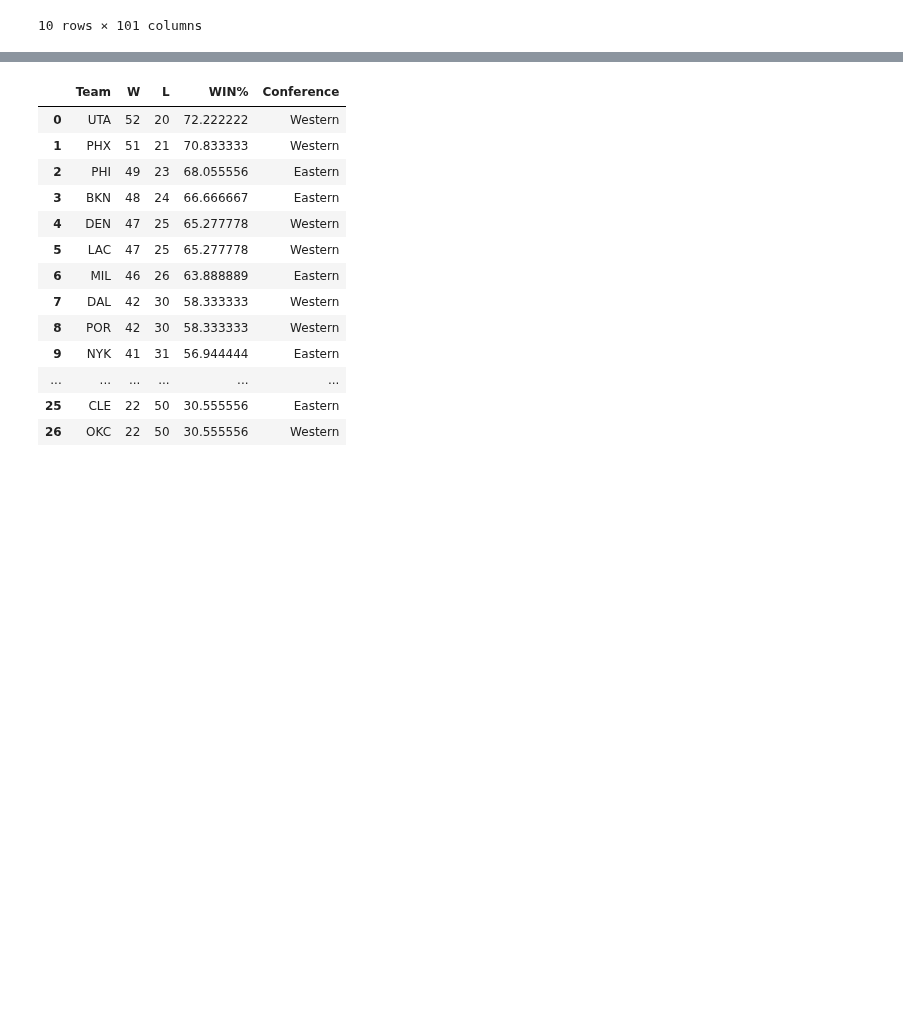
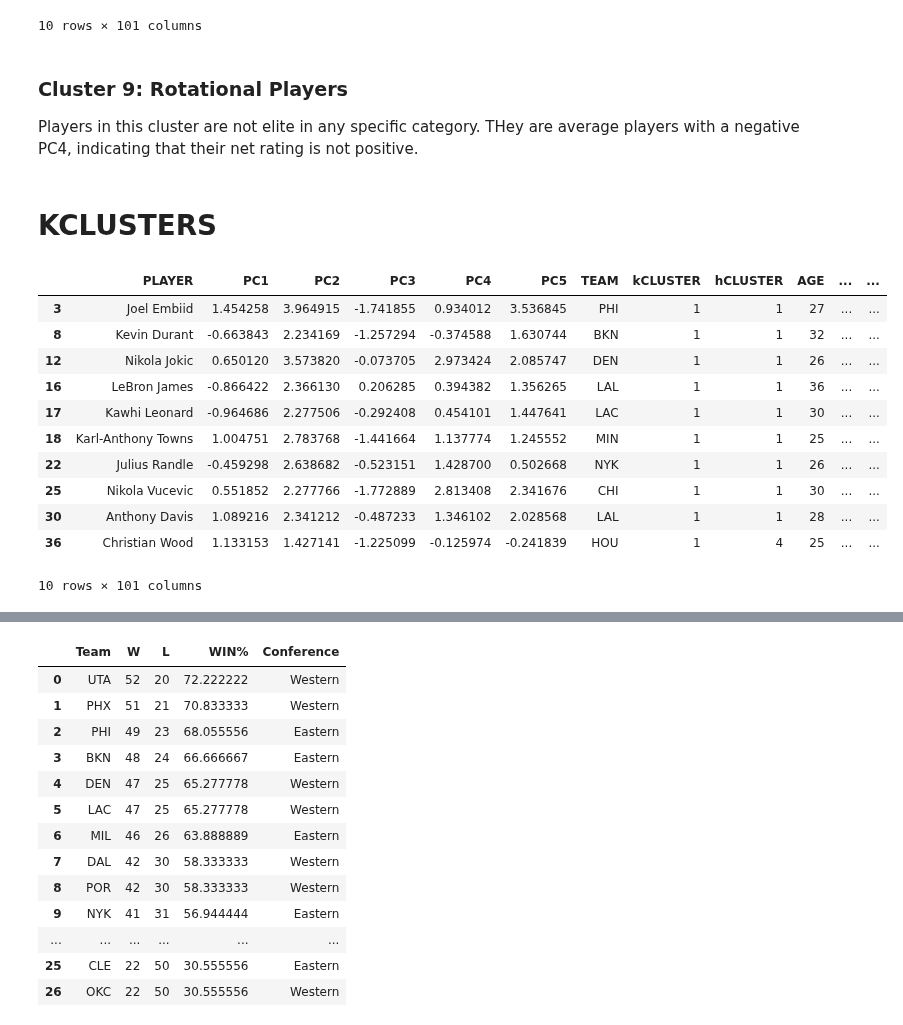
Before and after one commit to CSA100/nba-dsai, a Jupyter notebook: clusteringEDA.ipynb, the cells around one changed output, grey strips where cells are left out. Cells and saved outputs as stored; diff of their text form; code cells hidden in the pictures; blank space fills up the shorter version.

Commit message:
k-means cluster interpretation

```diff
--- a/clusteringEDA.ipynb
+++ b/clusteringEDA.ipynb
@@ -203,3 +205,23 @@ clusterData[clusterData['hCLUSTER']==9].head(10)
 | 144 | James Wiseman | 1.473751 | 0.134283 | -0.520338 | -0.877579 | -0.705318 | GSW | 3 | 9 | 20 | ... | ... |
 | 146 | Bobby Portis | 0.911789 | 0.245062 | -0.916307 | 0.263543 | 0.474326 | MIL | 4 | 9 | 26 | ... | ... |
 10 rows × 101 columns
+# %% [markdown]
+### Cluster 9: Rotational Players
+Players in this cluster are not elite in any specific category. THey are average players with a negative PC4, indicating that their net rating is not positive.
+# %% [markdown]
+# KCLUSTERS
+# %%
+clusterData[clusterData['kCLUSTER']==1].head(10)
+# %% [output]
+|  | PLAYER | PC1 | PC2 | PC3 | PC4 | PC5 | TEAM | kCLUSTER | hCLUSTER | AGE | ... | ... |
+| 3 | Joel Embiid | 1.454258 | 3.964915 | -1.741855 | 0.934012 | 3.536845 | PHI | 1 | 1 | 27 | ... | ... |
+| 8 | Kevin Durant | -0.663843 | 2.234169 | -1.257294 | -0.374588 | 1.630744 | BKN | 1 | 1 | 32 | ... | ... |
+| 12 | Nikola Jokic | 0.650120 | 3.573820 | -0.073705 | 2.973424 | 2.085747 | DEN | 1 | 1 | 26 | ... | ... |
+| 16 | LeBron James | -0.866422 | 2.366130 | 0.206285 | 0.394382 | 1.356265 | LAL | 1 | 1 | 36 | ... | ... |
+| 17 | Kawhi Leonard | -0.964686 | 2.277506 | -0.292408 | 0.454101 | 1.447641 | LAC | 1 | 1 | 30 | ... | ... |
+| 18 | Karl-Anthony Towns | 1.004751 | 2.783768 | -1.441664 | 1.137774 | 1.245552 | MIN | 1 | 1 | 25 | ... | ... |
+| 22 | Julius Randle | -0.459298 | 2.638682 | -0.523151 | 1.428700 | 0.502668 | NYK | 1 | 1 | 26 | ... | ... |
+| 25 | Nikola Vucevic | 0.551852 | 2.277766 | -1.772889 | 2.813408 | 2.341676 | CHI | 1 | 1 | 30 | ... | ... |
+| 30 | Anthony Davis | 1.089216 | 2.341212 | -0.487233 | 1.346102 | 2.028568 | LAL | 1 | 1 | 28 | ... | ... |
+| 36 | Christian Wood | 1.133153 | 1.427141 | -1.225099 | -0.125974 | -0.241839 | HOU | 1 | 4 | 25 | ... | ... |
+10 rows × 101 columns
```
Also changed, not shown: parts of 20 cells of this notebook, 3 other files.
